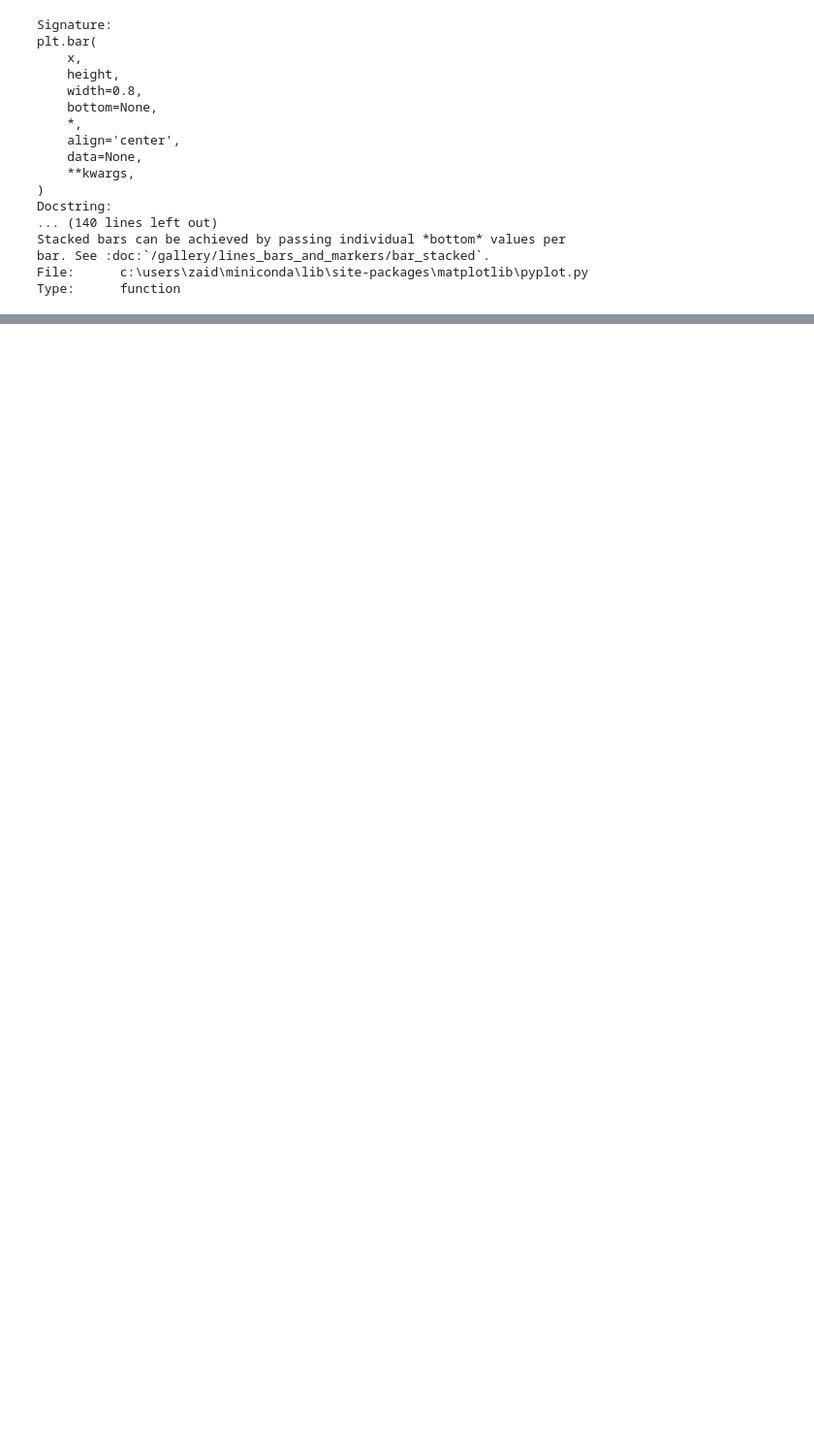
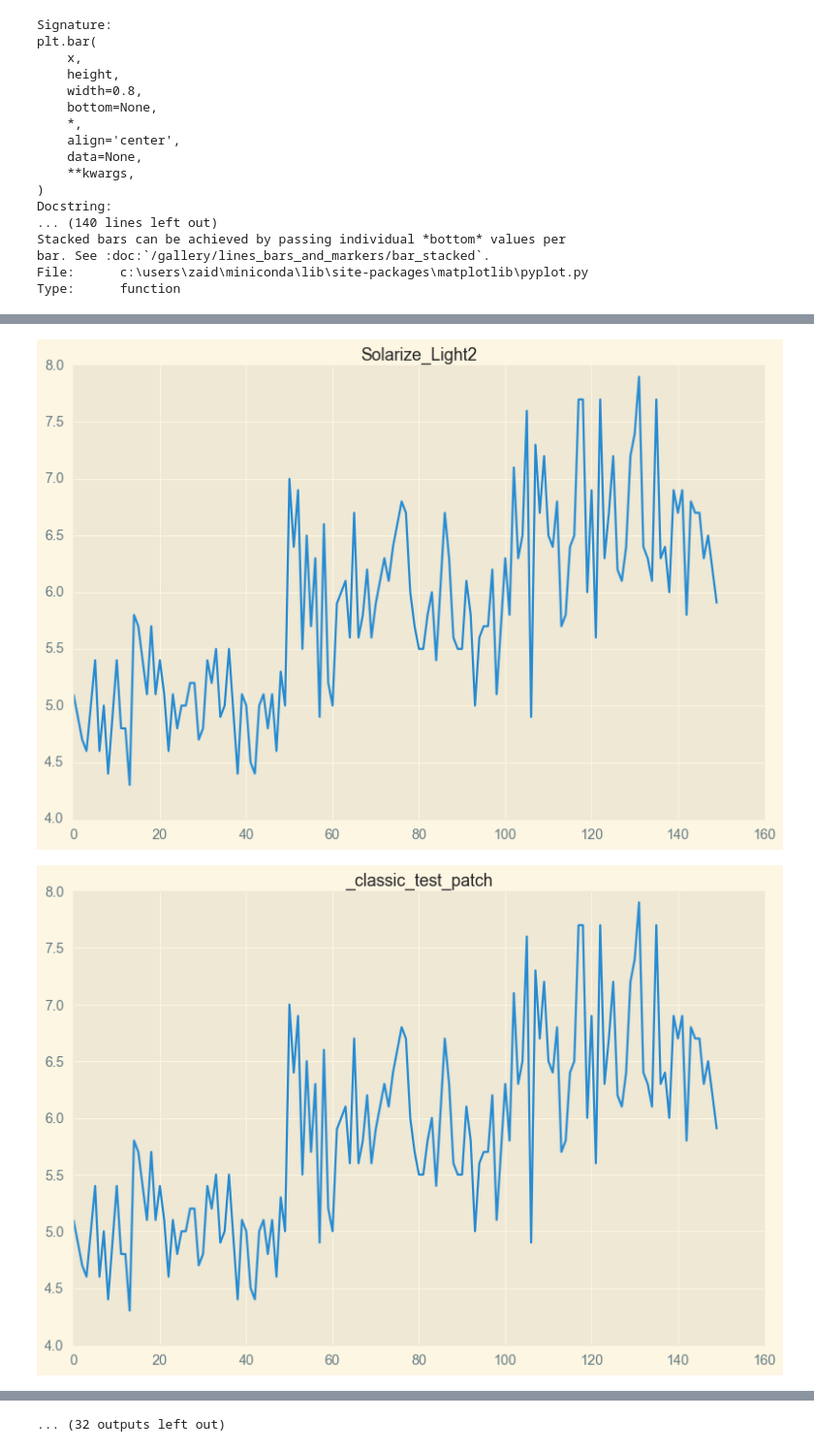
Before and after one commit to digipodium/DP-NOV-PYDS-1030-WSS, a Jupyter notebook: analysis/visualization.ipynb, the cells around one changed output, grey strips where cells are left out. Shown at 97% size. Cells and saved outputs as stored; diff of their text form; code cells hidden in the pictures; blank space fills up the shorter version.

```diff
--- a/analysis/visualization.ipynb
+++ b/analysis/visualization.ipynb
@@ -43,0 +76,8 @@ Type:      function
+# %%
+for theme in themes:
+    plt.style.use(theme)
+    iris.sepal_length.plot(title=f'{theme} theme')
+    plt.show()
+# %% [output]
+[figure, added]
+[figure, added]
@@ -43,0 +94 @@ Type:      function
+... (32 outputs left out)
```
Also changed, not shown: parts of 26 cells of this notebook.
